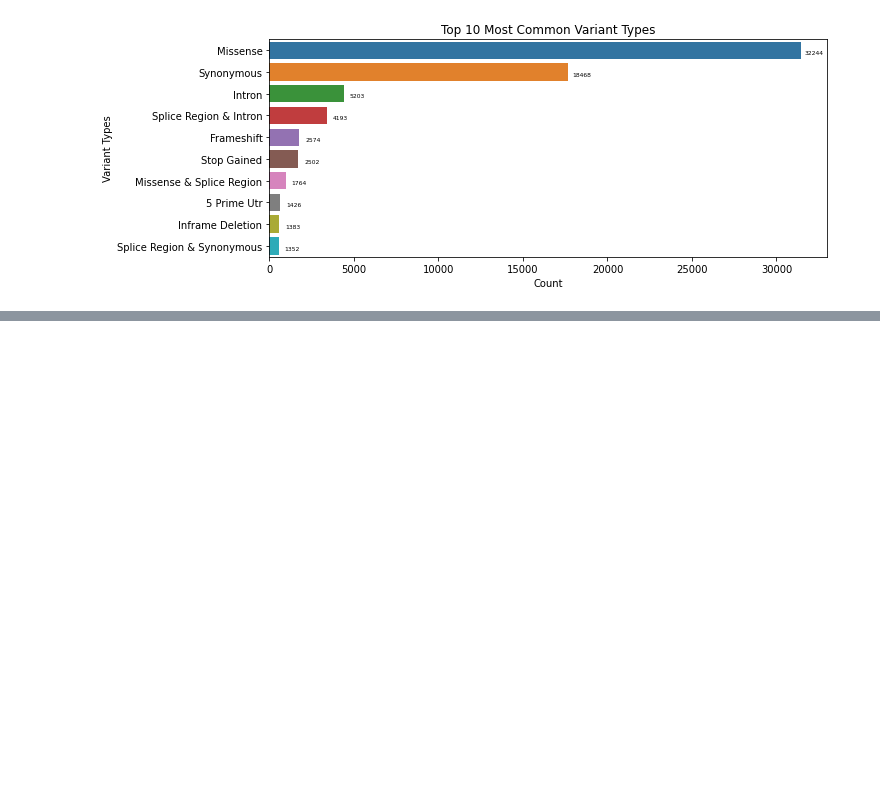
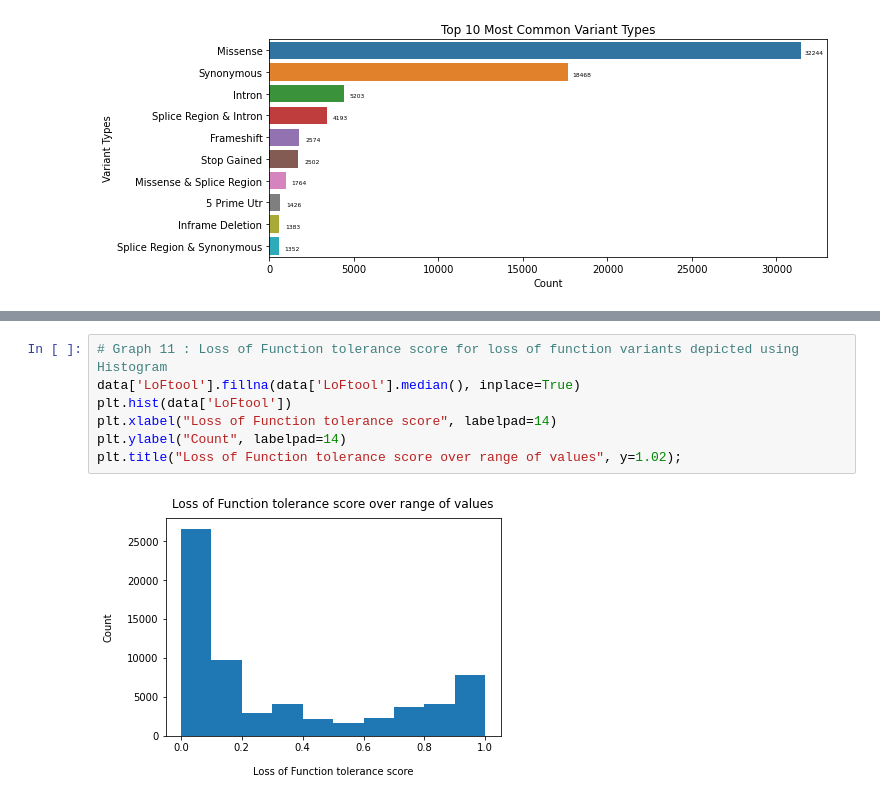
Before and after one commit to DataScience4Health-Fall2022/termproject-baymax, a Jupyter notebook: main.ipynb, the cells around one changed output, grey strips where cells are left out. Drawn from its saved outputs; the diff is of its cells as text; blank space fills up the shorter version.

```diff
--- a/main.ipynb
+++ b/main.ipynb
@@ -289,0 +297,9 @@ plt.title("Count of SYMBOL", y=1.02);
+# %%
+# Graph 11 : Loss of Function tolerance score for loss of function variants depicted using Histogram
+data['LoFtool'].fillna(data['LoFtool'].median(), inplace=True)
+plt.hist(data['LoFtool'])
+plt.xlabel("Loss of Function tolerance score", labelpad=14)
+plt.ylabel("Count", labelpad=14)
+plt.title("Loss of Function tolerance score over range of values", y=1.02);
+# %% [output]
+[figure, added]
```
Also changed, not shown: parts of 7 cells of this notebook.
